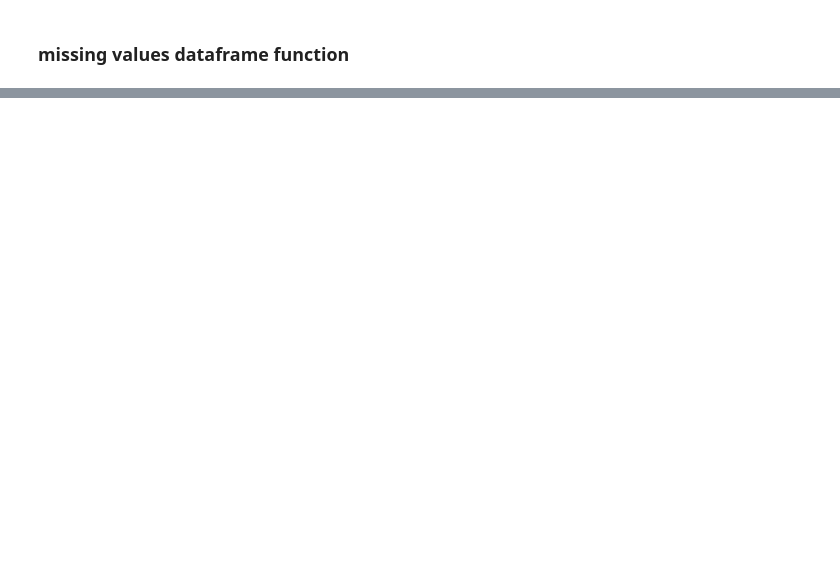
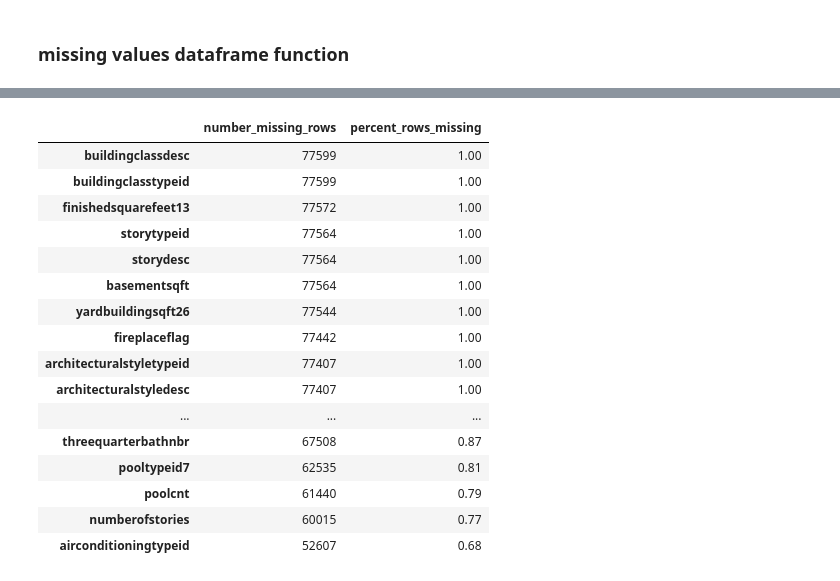
Before and after one commit to KwameTaylor/clustering-exercises, a Jupyter notebook: zillow.ipynb, the cells around one changed output, grey strips where cells are left out. Cells and saved outputs as stored; diff of their text form; code cells hidden in the pictures; blank space fills up the shorter version.

```diff
--- a/zillow.ipynb
+++ b/zillow.ipynb
@@ -202,8 +223,35 @@ Length: 68, dtype: int64
 # %%
-def missing_values_df():
+def missing_values_df(df):
     '''
     This functions takes in a dataframe of observations and attributes
     and returns a dataframe where each row is an atttribute name,
     the first column is the number of rows with missing values for that attribute,
     and the second column is percent of total rows that have missing values for that attribute.
     '''
+    num_missing = df.isnull().sum()
+    rows = df.shape[0]
+    pct_missing = num_missing / rows
+    df = pd.DataFrame({'number_missing_rows': num_missing, 'percent_rows_missing': pct_missing})
+    return df
+# %%
+missing_values = missing_values_df(df)
+missing_values.sort_values(by='percent_rows_missing', ascending=False, inplace=True)
+missing_values.head(30)
+# %% [output]
+|  | number_missing_rows | percent_rows_missing |
+| buildingclassdesc | 77599 | 1.00 |
+| buildingclasstypeid | 77599 | 1.00 |
+| finishedsquarefeet13 | 77572 | 1.00 |
+| storytypeid | 77564 | 1.00 |
+| storydesc | 77564 | 1.00 |
+| basementsqft | 77564 | 1.00 |
+| yardbuildingsqft26 | 77544 | 1.00 |
+| fireplaceflag | 77442 | 1.00 |
+| architecturalstyletypeid | 77407 | 1.00 |
+| architecturalstyledesc | 77407 | 1.00 |
+| ... | ... | ... |
+| threequarterbathnbr | 67508 | 0.87 |
+| pooltypeid7 | 62535 | 0.81 |
+| poolcnt | 61440 | 0.79 |
+| numberofstories | 60015 | 0.77 |
+| airconditioningtypeid | 52607 | 0.68 |
```
Also changed, not shown: parts of 19 cells of this notebook.
